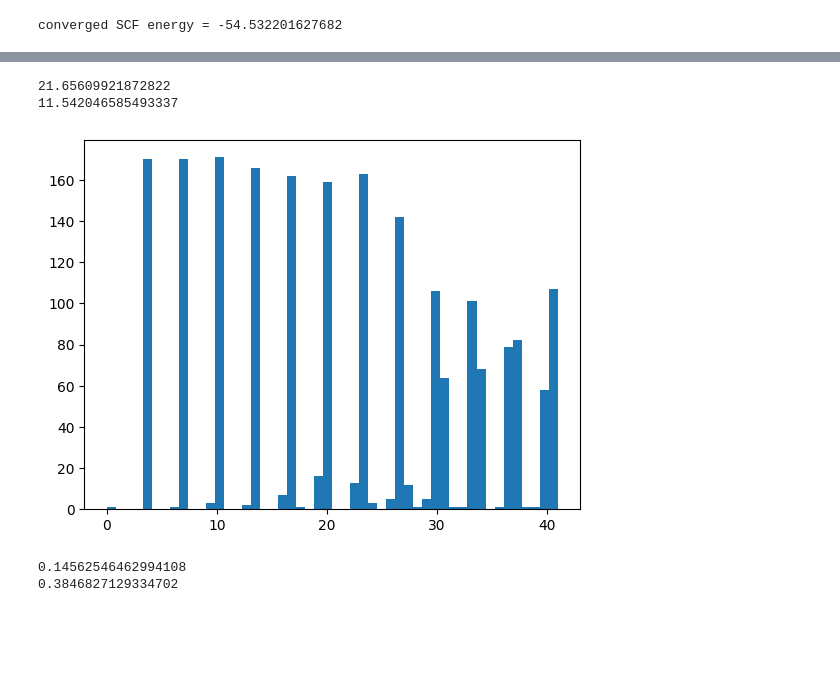
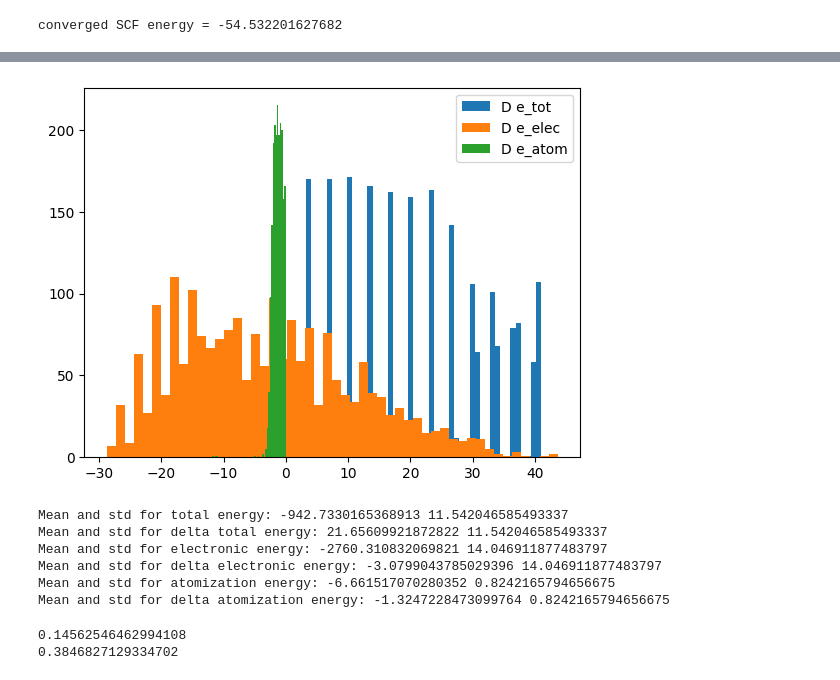
Before and after one commit to GabrielWu2004/Alchemical_Normal_Modes, a Jupyter notebook: [2]_ANM_with_coronene/main_code/process_coronene_data.ipynb, the cells around one changed output, grey strips where cells are left out. Cells and saved outputs as stored; diff of their text form; code cells hidden in the pictures; blank space fills up the shorter version.

```diff
--- a/[2]_ANM_with_coronene/main_code/process_coronene_data.ipynb
+++ b/[2]_ANM_with_coronene/main_code/process_coronene_data.ipynb
@@ -115,12 +123,25 @@ plt.show()
-# %%
-print(np.array(coronene_energy_data['delta total energy'].mean()))
-print(np.array(coronene_energy_data['delta total energy'].std()))
-plt.hist(coronene_energy_data['delta total energy'].tolist(), bins=50)
-plt.show()
-# %% [output]
-21.65609921872822
-11.542046585493337
-[figure, removed]
+# %%
+plt.hist(coronene_energy_data['D e_tot'].tolist(), bins=50, label="D e_tot")
+plt.hist(coronene_energy_data['D e_elec'].tolist(), bins=50, label='D e_elec')
+plt.hist(coronene_energy_data['D e_atom'].tolist(), bins=50, label="D e_atom")
+plt.legend()
+plt.show()
+# %% [output]
+[figure, added]
+# %%
+print("Mean and std for total energy:", np.array(coronene_energy_data['e_tot'].mean()), np.array(coronene_energy_data['e_tot'].std()))
+print("Mean and std for delta total energy:", np.array(coronene_energy_data['D e_tot'].mean()), np.array(coronene_energy_data['D e_tot'].std()))
+print("Mean and std for electronic energy:", np.array(coronene_energy_data['e_elec'].mean()), np.array(coronene_energy_data['e_elec'].std()))
+print("Mean and std for delta electronic energy:", np.array(coronene_energy_data['D e_elec'].mean()), np.array(coronene_energy_data['D e_elec'].std()))
+print("Mean and std for atomization energy:", np.array(coronene_energy_data['e_atom'].mean()), np.array(coronene_energy_data['e_atom'].std()))
+print("Mean and std for delta atomization energy:", np.array(coronene_energy_data['D e_atom'].mean()), np.array(coronene_energy_data['D e_atom'].std()))
+# %% [output]
+Mean and std for total energy: -942.7330165368913 11.542046585493337
+Mean and std for delta total energy: 21.65609921872822 11.542046585493337
+Mean and std for electronic energy: -2760.310832069821 14.046911877483797
+Mean and std for delta electronic energy: -3.0799043785029396 14.046911877483797
+Mean and std for atomization energy: -6.661517070280352 0.8242165794656675
+Mean and std for delta atomization energy: -1.3247228473099764 0.8242165794656675
 # %%
 print(np.abs(np.array(coronene_energy_data['DD e_tot'])).mean())
 print(np.abs(np.array(coronene_energy_data['DD e_tot'])).std())
```
Also changed, not shown: parts of 7 cells of this notebook, 4 other files.
